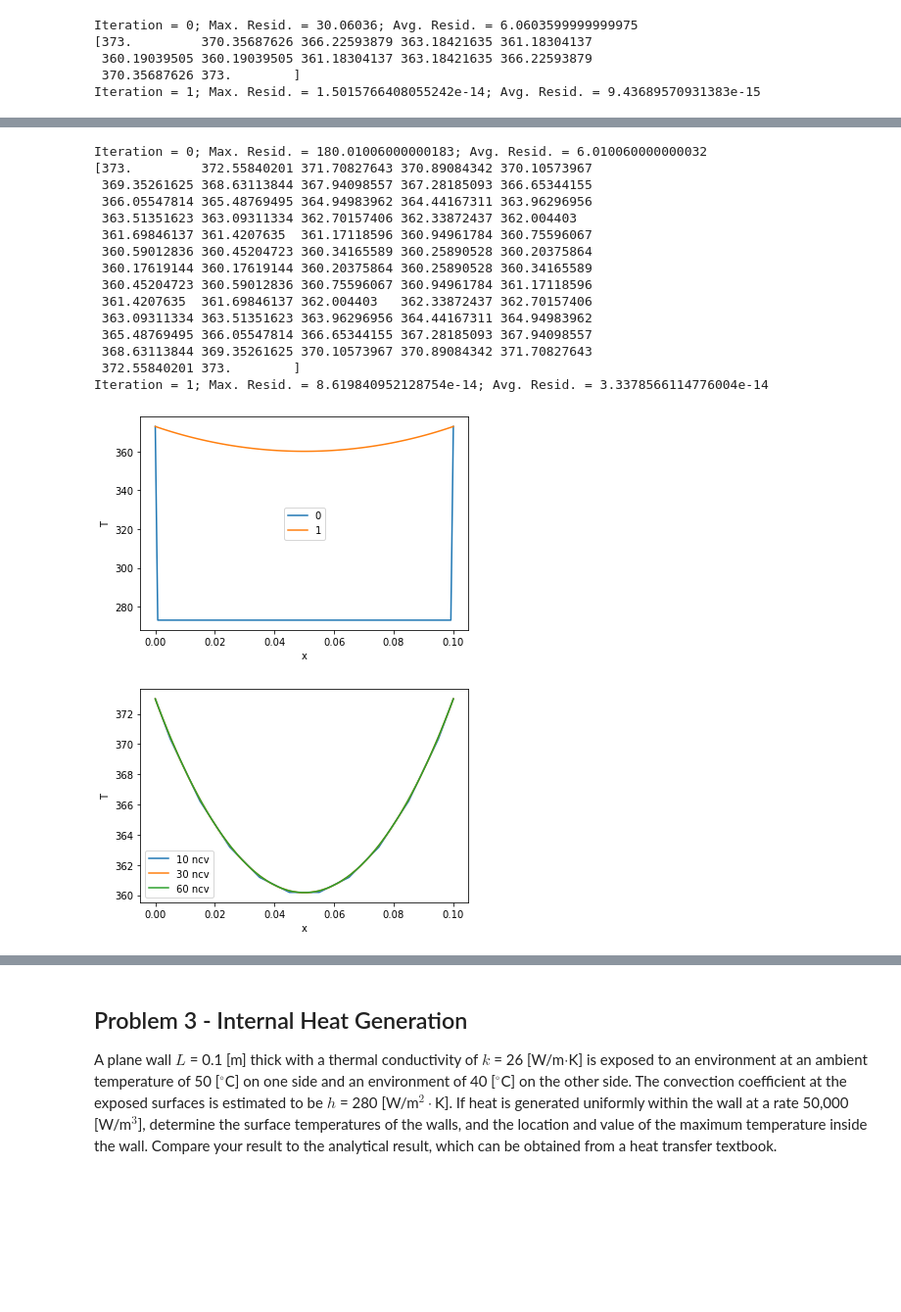
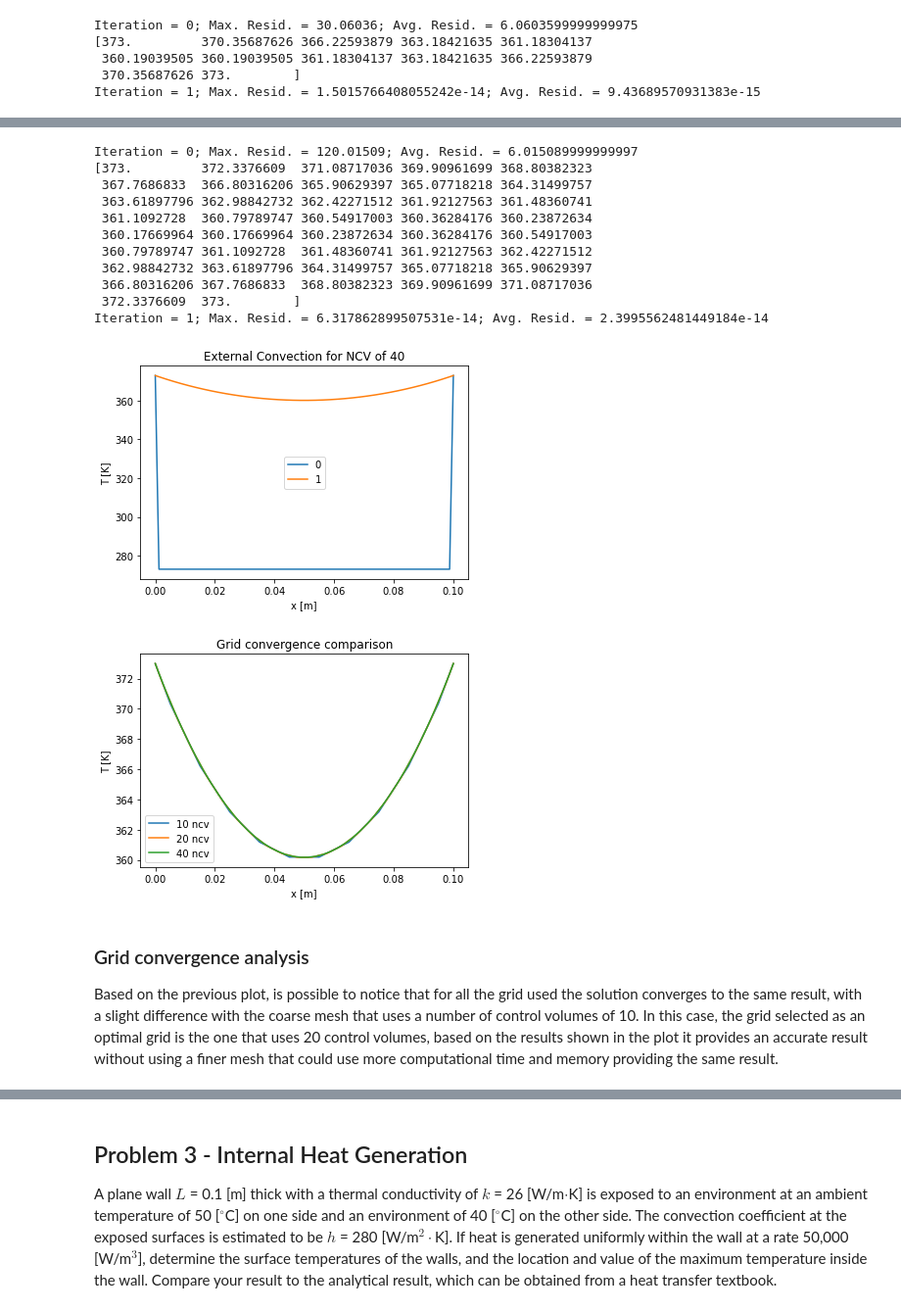
Before and after one commit to vflores4/Assignment1_VF, a Jupyter notebook: Assignment1_VF_New.ipynb, the cells around one changed output, grey strips where cells are left out. Shown: that part at 98% size. Saved outputs shown, nothing was run; the diff lists cells and outputs as text; code cells hidden in the pictures; blank space fills up the shorter version.

```diff
--- a/Assignment1_VF_New.ipynb
+++ b/Assignment1_VF_New.ipynb
@@ -719,5 +723,5 @@ grid1_xP=grid.xP
 # %%
-#Problem 2 for a number of control volumes of 30
+#Problem 2 for a number of control volumes of 20
 
 import numpy as np
 from numpy.linalg import norm
@@ -726,7 +730,7 @@ from numpy.linalg import norm
 lx = 0.1
 ly = 0.005
 lz = 0.005
-ncv = 30
+ncv = 20
 grid = Grid(lx, ly, lz, ncv)
 
 # Set the maximum number of iterations and convergence criterion
@@ -824,5 +826,5 @@ grid2_xP=grid.xP
 # %%
-#Problem 2 for a number of control volumes of 60
+#Problem 2 for a number of control volumes of 40
 
 import numpy as np
 from numpy.linalg import norm
@@ -831,7 +833,7 @@ from numpy.linalg import norm
 lx = 0.1
 ly = 0.005
 lz = 0.005
-ncv = 60
+ncv = 40
 grid = Grid(lx, ly, lz, ncv)
 
 # Set the maximum number of iterations and convergence criterion
@@ -898,53 +900,55 @@ for i in range(maxIter):
 
     print(T_solns[-1])
 # %% [output]
-Iteration = 0; Max. Resid. = 180.01006000000183; Avg. Resid. = 6.010060000000032
-[373.         372.55840201 371.70827643 370.89084342 370.10573967
- 369.35261625 368.63113844 367.94098557 367.28185093 366.65344155
- 366.05547814 365.48769495 364.94983962 364.44167311 363.96296956
- 363.51351623 363.09311334 362.70157406 362.33872437 362.004403
- 361.69846137 361.4207635  361.17118596 360.94961784 360.75596067
- 360.59012836 360.45204723 360.34165589 360.25890528 360.20375864
- 360.17619144 360.17619144 360.20375864 360.25890528 360.34165589
- 360.45204723 360.59012836 360.75596067 360.94961784 361.17118596
- 361.4207635  361.69846137 362.004403   362.33872437 362.70157406
- 363.09311334 363.51351623 363.96296956 364.44167311 364.94983962
- 365.48769495 366.05547814 366.65344155 367.28185093 367.94098557
- 368.63113844 369.35261625 370.10573967 370.89084342 371.70827643
- 372.55840201 373.        ]
-Iteration = 1; Max. Resid. = 8.619840952128754e-14; Avg. Resid. = 3.3378566114776004e-14
+Iteration = 0; Max. Resid. = 120.01509; Avg. Resid. = 6.015089999999997
+[373.         372.3376609  371.08717036 369.90961699 368.80382323
+ 367.7686833  366.80316206 365.90629397 365.07718218 364.31499757
+ 363.61897796 362.98842732 362.42271512 361.92127563 361.48360741
+ 361.1092728  360.79789747 360.54917003 360.36284176 360.23872634
+ 360.17669964 360.17669964 360.23872634 360.36284176 360.54917003
+ 360.79789747 361.1092728  361.48360741 361.92127563 362.42271512
+ 362.98842732 363.61897796 364.31499757 365.07718218 365.90629397
+ 366.80316206 367.7686833  368.80382323 369.90961699 371.08717036
+ 372.3376609  373.        ]
+Iteration = 1; Max. Resid. = 6.317862899507531e-14; Avg. Resid. = 2.3995562481449184e-14
 # %%
 %matplotlib inline
 import matplotlib.pyplot as plt
 
 i = 0
 for T in T_solns:
     plt.plot(grid.xP, T, label=str(i))
     i += 1
 
-plt.xlabel("x")
-plt.ylabel("T")
+plt.title("External Convection for NCV of 40")
+plt.xlabel("x [m]")
+plt.ylabel("T [K]")
 plt.legend()
 plt.show()
 
 T_solns_3 = T_solns.copy()
 grid3_xP=grid.xP
 # %% [output]
-[figure, old version]
+[figure, new version]
 # %%
 %matplotlib inline
 import matplotlib.pyplot as plt
 
 fig2, ax = plt.subplots()
 
+plt.title("Grid convergence comparison")
 ax.plot(grid1_xP, T_solns_1[-1], label="10 ncv")
-ax.plot(grid2_xP, T_solns_2[-1], label="30 ncv")
-ax.plot(grid3_xP, T_solns_3[-1], label="60 ncv")
+ax.plot(grid2_xP, T_solns_2[-1], label="20 ncv")
+ax.plot(grid3_xP, T_solns_3[-1], label="40 ncv")
 
 
-ax.set_xlabel("x")
-ax.set_ylabel("T")
+ax.set_xlabel("x [m]")
+ax.set_ylabel("T [K]")
 ax.legend()
 plt.show()
 # %% [output]
-[figure, old version]
+[figure, new version]
+# %% [markdown]
+### Grid convergence analysis
+
+Based on the previous plot, is possible to notice that for all the grid used the solution converges to the same result, with a slight difference with the coarse mesh that uses a number of control volumes of 10. In this case, the grid selected as an optimal grid is the one that uses 20 control volumes, based on the results shown in the plot it provides an accurate result without using a finer mesh that could use more computational time and memory providing the same result.
```
Also changed, not shown: parts of 62 cells of this notebook.
